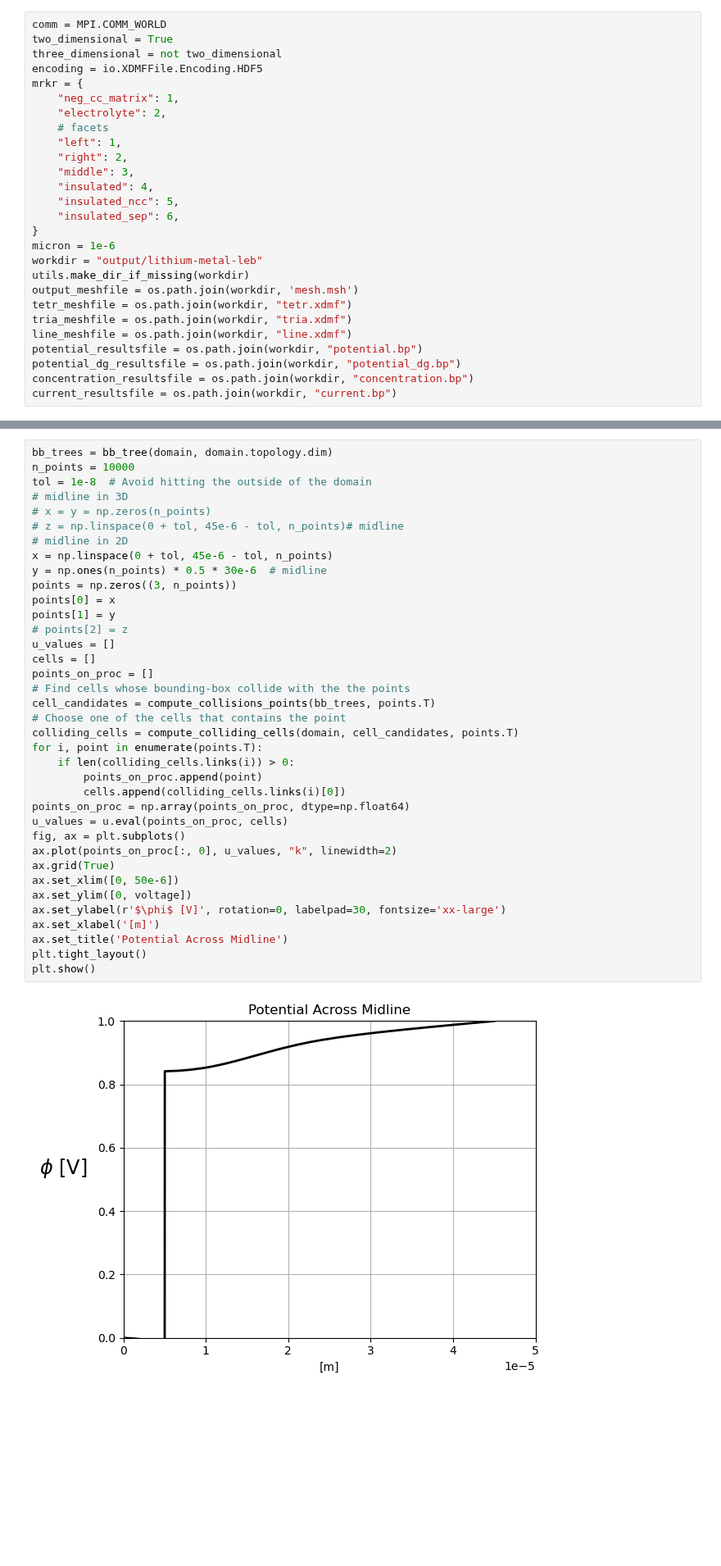
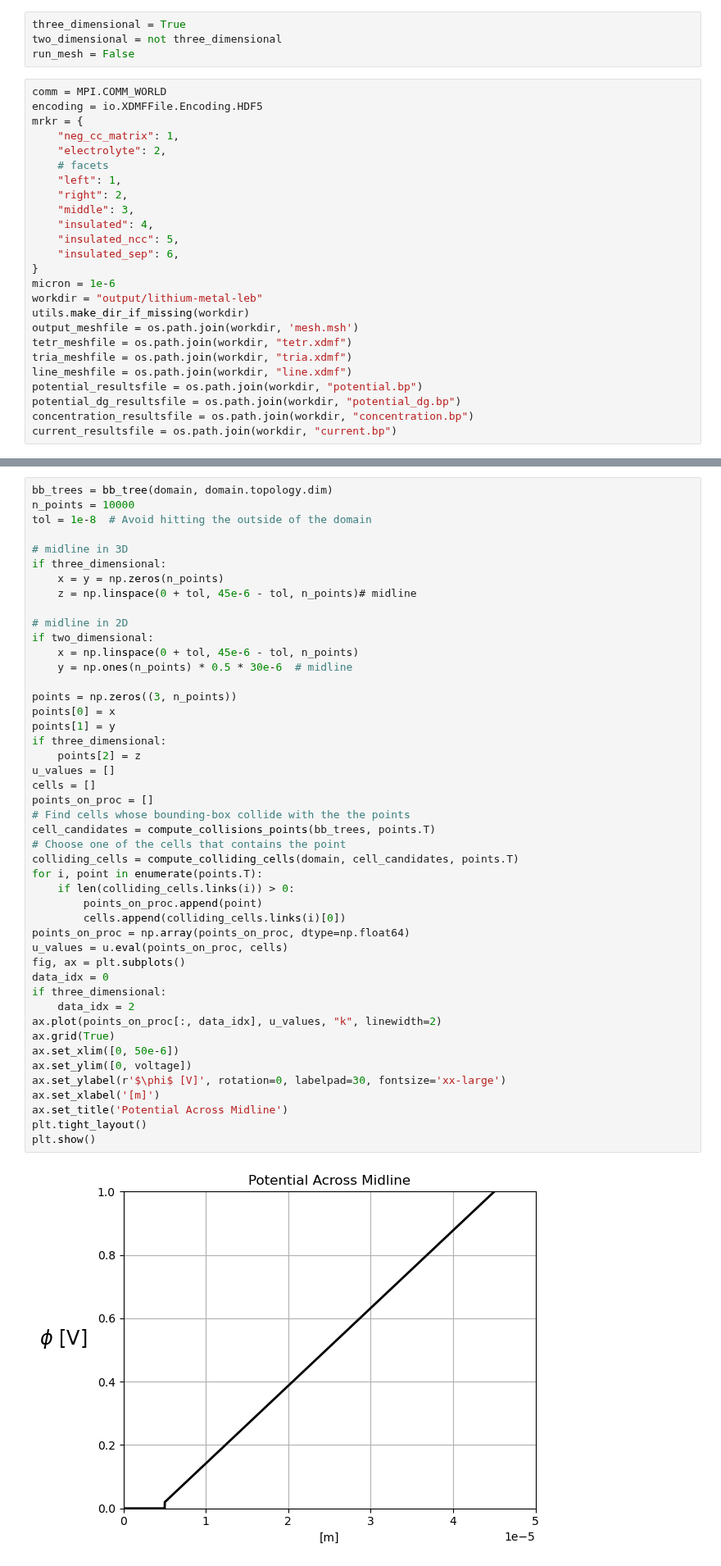
Before and after one commit to molel-gt/ssb, a Jupyter notebook: lithium-metal-battery.ipynb, the cells around one changed output, grey strips where cells are left out. Shown at 82% size. Cells and saved outputs as stored; diff of their text form; blank space fills up the shorter version.

```diff
--- a/lithium-metal-battery.ipynb
+++ b/lithium-metal-battery.ipynb
@@ -25,10 +25,12 @@ from ufl import (Circumradius, FacetNormal, SpatialCoordinate, TrialFunction, Te
 import commons, geometry, utils
 
 warnings.simplefilter('ignore')
+# %%
+three_dimensional = True
+two_dimensional = not three_dimensional
+run_mesh = False
 # %%
 comm = MPI.COMM_WORLD
-two_dimensional = True
-three_dimensional = not two_dimensional
 encoding = io.XDMFFile.Encoding.HDF5
 mrkr = {
     "neg_cc_matrix": 1,
@@ -409,41 +404,50 @@ with VTXWriter(comm, potential_resultsfile, [u_cg], engine="BP4") as vtx:
 bb_trees = bb_tree(domain, domain.topology.dim)
 n_points = 10000
 tol = 1e-8  # Avoid hitting the outside of the domain
+
 # midline in 3D
-# x = y = np.zeros(n_points)
-# z = np.linspace(0 + tol, 45e-6 - tol, n_points)# midline
+if three_dimensional:
+    x = y = np.zeros(n_points)
+    z = np.linspace(0 + tol, 45e-6 - tol, n_points)# midline
+
 # midline in 2D
-x = np.linspace(0 + tol, 45e-6 - tol, n_points)
-y = np.ones(n_points) * 0.5 * 30e-6  # midline
+if two_dimensional:
+    x = np.linspace(0 + tol, 45e-6 - tol, n_points)
+    y = np.ones(n_points) * 0.5 * 30e-6  # midline
+
 points = np.zeros((3, n_points))
 points[0] = x
 points[1] = y
-# points[2] = z
+if three_dimensional:
+    points[2] = z
 u_values = []
 cells = []
 points_on_proc = []
 # Find cells whose bounding-box collide with the the points
 cell_candidates = compute_collisions_points(bb_trees, points.T)
 # Choose one of the cells that contains the point
 colliding_cells = compute_colliding_cells(domain, cell_candidates, points.T)
 for i, point in enumerate(points.T):
     if len(colliding_cells.links(i)) > 0:
         points_on_proc.append(point)
         cells.append(colliding_cells.links(i)[0])
 points_on_proc = np.array(points_on_proc, dtype=np.float64)
 u_values = u.eval(points_on_proc, cells)
 fig, ax = plt.subplots()
-ax.plot(points_on_proc[:, 0], u_values, "k", linewidth=2)
+data_idx = 0
+if three_dimensional:
+    data_idx = 2
+ax.plot(points_on_proc[:, data_idx], u_values, "k", linewidth=2)
 ax.grid(True)
 ax.set_xlim([0, 50e-6])
 ax.set_ylim([0, voltage])
 ax.set_ylabel(r'$\phi$ [V]', rotation=0, labelpad=30, fontsize='xx-large')
 ax.set_xlabel('[m]')
 ax.set_title('Potential Across Midline')
 plt.tight_layout()
 plt.show()
 # %% [output]
-[figure, old version]
+[figure, new version]
 # %% [markdown]
 ## Concentration Problem
 # %%
```
Also changed, not shown: parts of 9 cells of this notebook.
